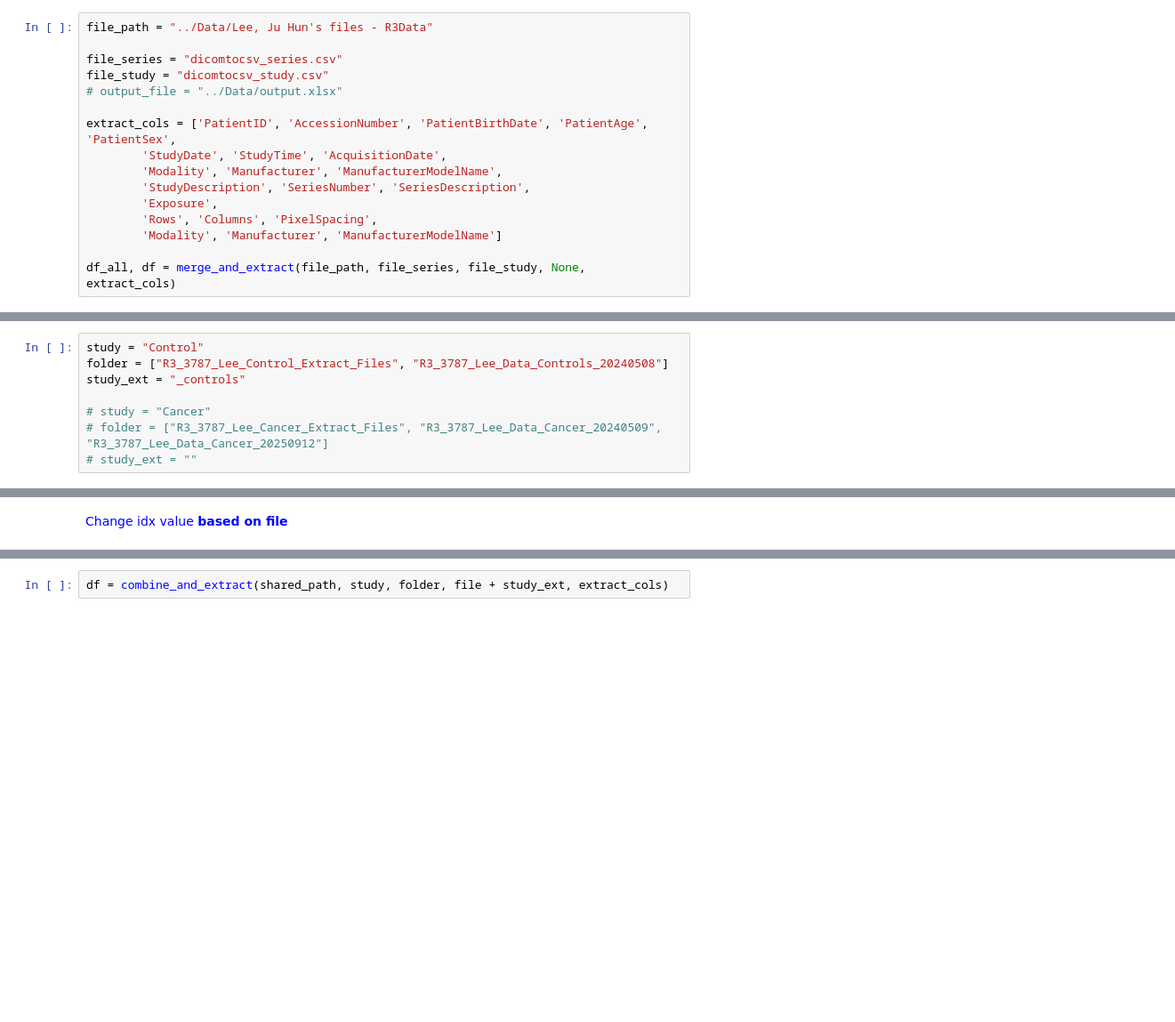
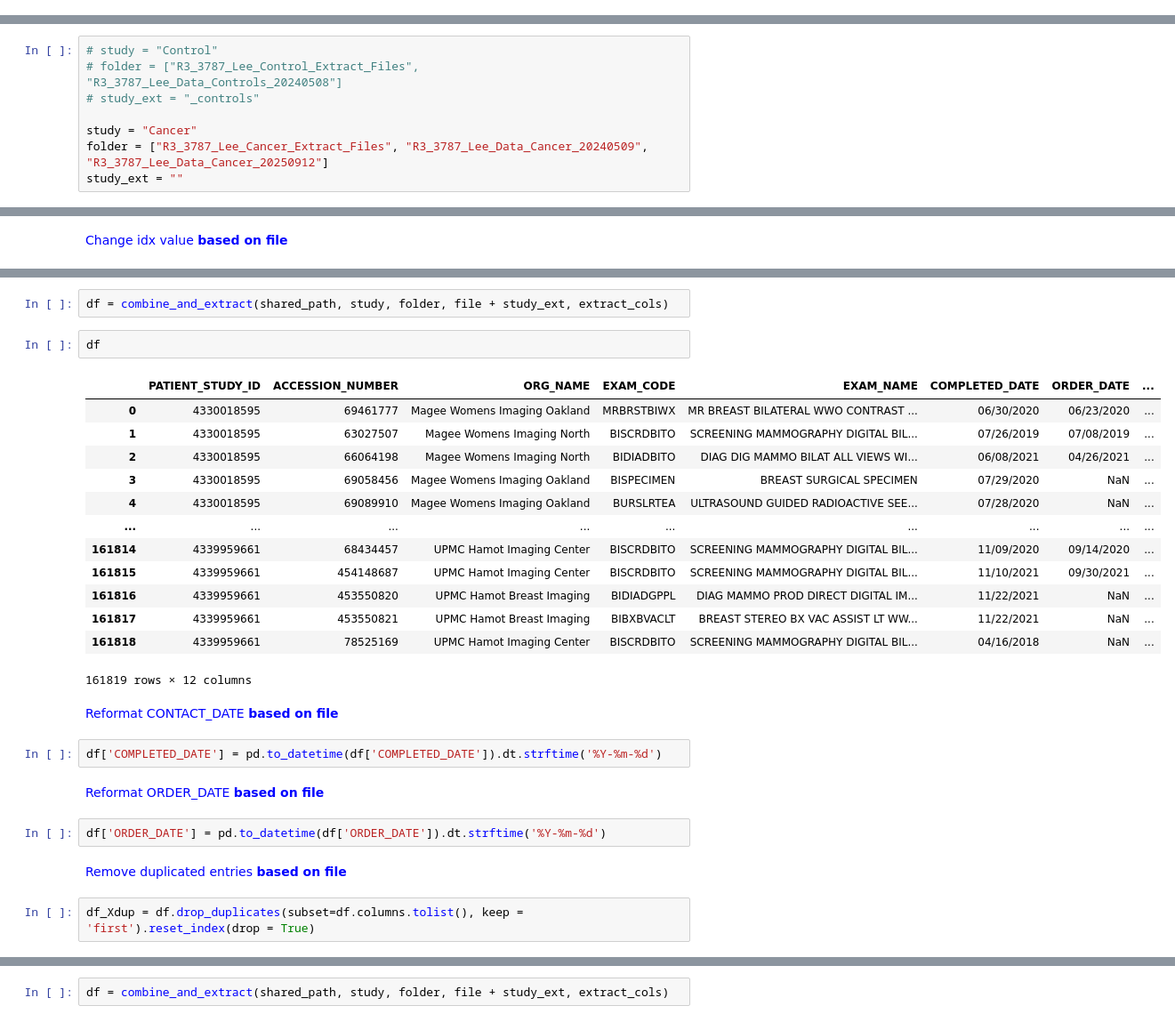
Before and after one commit to tracy01014/MO-DBT-data-curation, a Jupyter notebook: data_curation.ipynb, the cells around one changed output, grey strips where cells are left out. Shown at 89% size. Cells and saved outputs as stored; diff of their text form; blank space fills up the shorter version.

```diff
--- a/data_curation.ipynb
+++ b/data_curation.ipynb
@@ -32,16 +10,0 @@ def merge_and_extract(file_path, file_series, file_study, output_file, extract_c
-# %%
-file_path = "../Data/Lee, Ju Hun's files - R3Data"
-
-file_series = "dicomtocsv_series.csv"
-file_study = "dicomtocsv_study.csv"
-# output_file = "../Data/output.xlsx"
-
-extract_cols = ['PatientID', 'AccessionNumber', 'PatientBirthDate', 'PatientAge', 'PatientSex',
-        'StudyDate', 'StudyTime', 'AcquisitionDate',
-        'Modality', 'Manufacturer', 'ManufacturerModelName',
-        'StudyDescription', 'SeriesNumber', 'SeriesDescription',
-        'Exposure',
-        'Rows', 'Columns', 'PixelSpacing',
-        'Modality', 'Manufacturer', 'ManufacturerModelName']
-
-df_all, df = merge_and_extract(file_path, file_series, file_study, None, extract_cols)
@@ -132,13 +69,13 @@ def combine_and_extract(shared_path, study, folder, file, extract_cols):
 # %%
 shared_path = "../Data/Lee, Ju Hun's files - R3Data"
 # %%
-study = "Control"
-folder = ["R3_3787_Lee_Control_Extract_Files", "R3_3787_Lee_Data_Controls_20240508"]
-study_ext = "_controls"
+# study = "Control"
+# folder = ["R3_3787_Lee_Control_Extract_Files", "R3_3787_Lee_Data_Controls_20240508"]
+# study_ext = "_controls"
 
-# study = "Cancer"
-# folder = ["R3_3787_Lee_Cancer_Extract_Files", "R3_3787_Lee_Data_Cancer_20240509", "R3_3787_Lee_Data_Cancer_20250912"]
-# study_ext = ""
+study = "Cancer"
+folder = ["R3_3787_Lee_Cancer_Extract_Files", "R3_3787_Lee_Data_Cancer_20240509", "R3_3787_Lee_Data_Cancer_20250912"]
+study_ext = ""
 # %% [markdown]
 ### Files
 # %% [markdown]
@@ -275,0 +214,30 @@ family_hx
+# %%
+df = combine_and_extract(shared_path, study, folder, file + study_ext, extract_cols)
+# %%
+df
+# %% [output]
+|  | PATIENT_STUDY_ID | ACCESSION_NUMBER | ORG_NAME | EXAM_CODE | EXAM_NAME | COMPLETED_DATE | ORDER_DATE | ... |
+| 0 | 4330018595 | 69461777 | Magee Womens Imaging Oakland | MRBRSTBIWX | MR BREAST BILATERAL WWO CONTRAST ... | 06/30/2020 | 06/23/2020 | ... |
+| 1 | 4330018595 | 63027507 | Magee Womens Imaging North | BISCRDBITO | SCREENING MAMMOGRAPHY DIGITAL BIL... | 07/26/2019 | 07/08/2019 | ... |
+| 2 | 4330018595 | 66064198 | Magee Womens Imaging North | BIDIADBITO | DIAG DIG MAMMO BILAT ALL VIEWS WI... | 06/08/2021 | 04/26/2021 | ... |
+| 3 | 4330018595 | 69058456 | Magee Womens Imaging Oakland | BISPECIMEN | BREAST SURGICAL SPECIMEN | 07/29/2020 | NaN | ... |
+| 4 | 4330018595 | 69089910 | Magee Womens Imaging Oakland | BURSLRTEA | ULTRASOUND GUIDED RADIOACTIVE SEE... | 07/28/2020 | NaN | ... |
+| ... | ... | ... | ... | ... | ... | ... | ... | ... |
+| 161814 | 4339959661 | 68434457 | UPMC Hamot Imaging Center | BISCRDBITO | SCREENING MAMMOGRAPHY DIGITAL BIL... | 11/09/2020 | 09/14/2020 | ... |
+| 161815 | 4339959661 | 454148687 | UPMC Hamot Imaging Center | BISCRDBITO | SCREENING MAMMOGRAPHY DIGITAL BIL... | 11/10/2021 | 09/30/2021 | ... |
+| 161816 | 4339959661 | 453550820 | UPMC Hamot Breast Imaging | BIDIADGPPL | DIAG MAMMO PROD DIRECT DIGITAL IM... | 11/22/2021 | NaN | ... |
+| 161817 | 4339959661 | 453550821 | UPMC Hamot Breast Imaging | BIBXBVACLT | BREAST STEREO BX VAC ASSIST LT WW... | 11/22/2021 | NaN | ... |
+| 161818 | 4339959661 | 78525169 | UPMC Hamot Imaging Center | BISCRDBITO | SCREENING MAMMOGRAPHY DIGITAL BIL... | 04/16/2018 | NaN | ... |
+161819 rows × 12 columns
+# %% [markdown]
+<span style="color: blue;">Reformat CONTACT_DATE **based on file**</span>
+# %%
+df['COMPLETED_DATE'] = pd.to_datetime(df['COMPLETED_DATE']).dt.strftime('%Y-%m-%d')
+# %% [markdown]
+<span style="color: blue;">Reformat ORDER_DATE **based on file**</span>
+# %%
+df['ORDER_DATE'] = pd.to_datetime(df['ORDER_DATE']).dt.strftime('%Y-%m-%d')
+# %% [markdown]
+<span style="color: blue;">Remove duplicated entries **based on file**</span>
+# %%
+df_Xdup = df.drop_duplicates(subset=df.columns.tolist(), keep = 'first').reset_index(drop = True)
```
Also changed, not shown: parts of 37 cells of this notebook, 3 other files.
